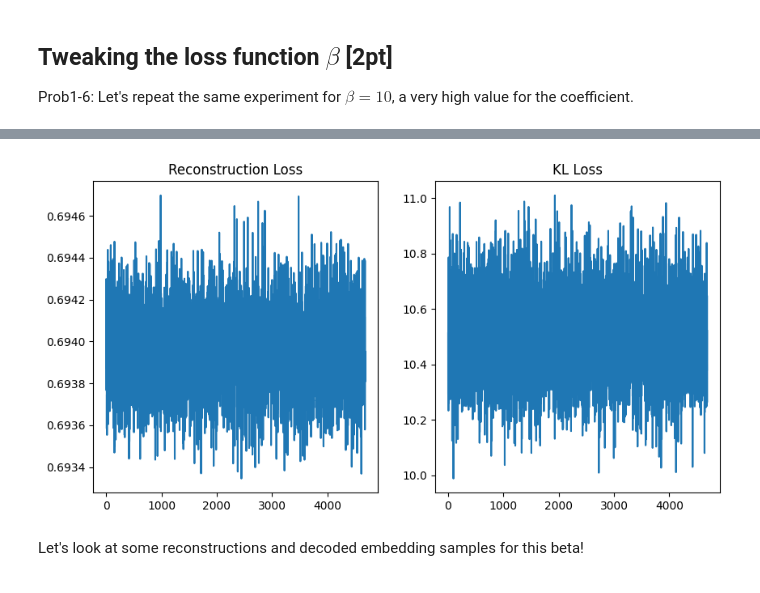
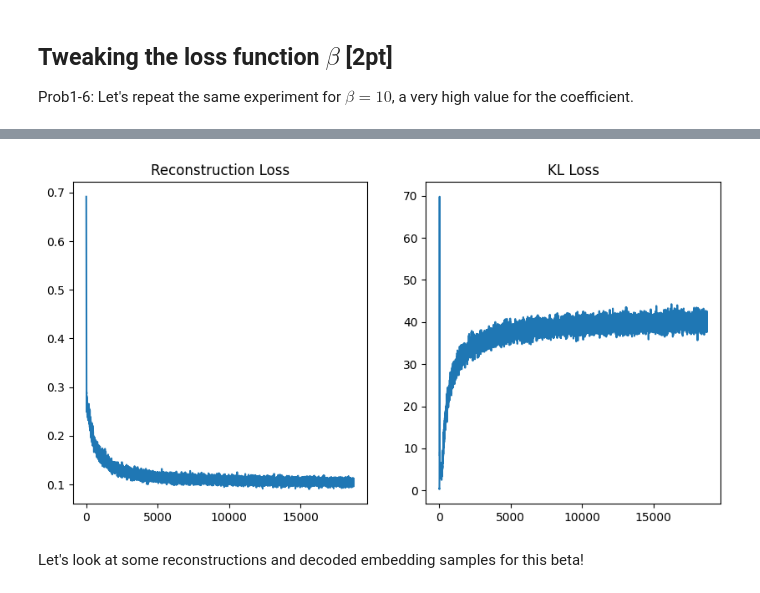
Before and after one commit to ReLRail/csci566-assignment2, a Jupyter notebook: Problem1_VAE_v0.ipynb, the cells around one changed output, grey strips where cells are left out. Saved outputs shown, nothing was run; the diff lists cells and outputs as text; code cells hidden in the pictures.

```diff
--- a/Problem1_VAE_v0.ipynb
+++ b/Problem1_VAE_v0.ipynb
@@ -457,8 +457,8 @@ class VAE(nn.Module):
 
     mu1 = outputs['q'][:,:nz]
     log_sigma1 = outputs['q'][:,nz:]
-    kl_loss = -0.5 * torch.sum(1 + log_sigma1 - mu1.pow(2) - log_sigma1.exp())
-    #kl_loss = kl_divergence(mu1,log_sigma1,torch.zeros_like(mu1).to(device),torch.zeros_like(log_sigma1).to(device)).sum(dim = 1).mean(dim=0)
+    #kl_loss = -0.5 * torch.sum(1 + log_sigma1 - mu1.pow(2) - log_sigma1.exp())
+    kl_loss = kl_divergence(mu1,log_sigma1,torch.zeros_like(mu1).to(device),torch.zeros_like(log_sigma1).to(device)).sum(dim = 1).mean(dim=0)
     #################################### END TODO ######################################
 
     # return weighted objective
@@ -706,8 +786,8 @@ learning_rate = 1e-3
 nz = 32
 
 ####################################### TODO #######################################
-epochs = 5      # recommended 5-20 epochs
-beta = 0.0001 # Tune this for best results
+epochs = 20      # recommended 5-20 epochs
+beta = 6e-4 # Tune this for best results
 #################################### END TODO ######################################
 
 # build VAE model
@@ -719,7 +799,7 @@ vae_model = vae_model.train()   # set model in train mode (eg batchnorm params g
 # Build the optimizer for the vae_model. We will again use the Adam optimizer with #
 # the given learning rate and otherwise default parameters.                        #
 ####################################################################################
-# same as AE
+opt = torch.optim.Adam(vae_model.parameters(), lr = learning_rate)
 #################################### END TODO ######################################
 
 train_it = 0
@@ -787,5 +867,5 @@ It 4600: Total Loss: 0.6946244239807129,         Rec Loss: 0.6935825347900391,
 Done!
-[figure, old version]
+[figure, new version]
 # %% [markdown]
 Let's look at some reconstructions and decoded embedding samples for this beta!
 # %%
```
Also changed, not shown: parts of 21 cells of this notebook, 3 other files.
